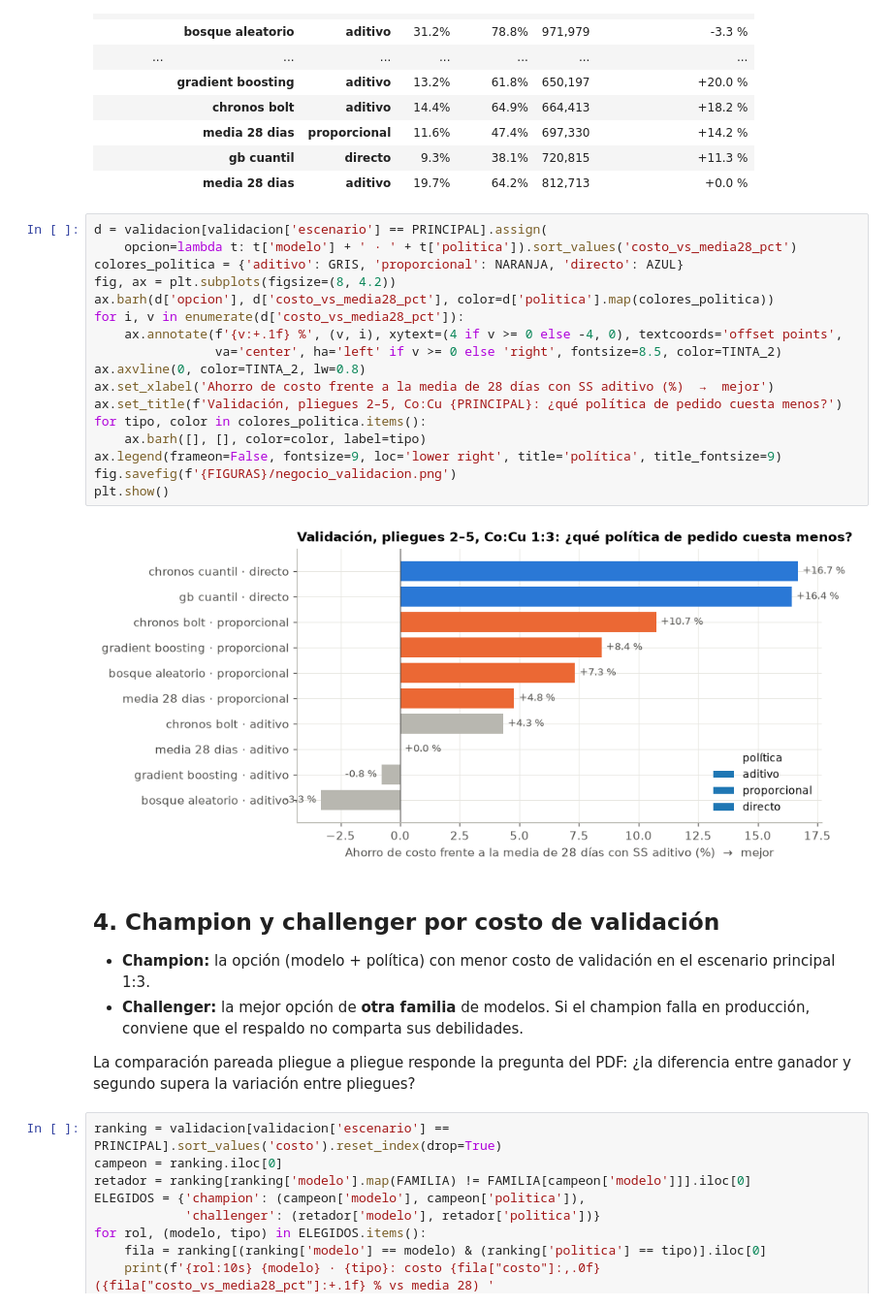
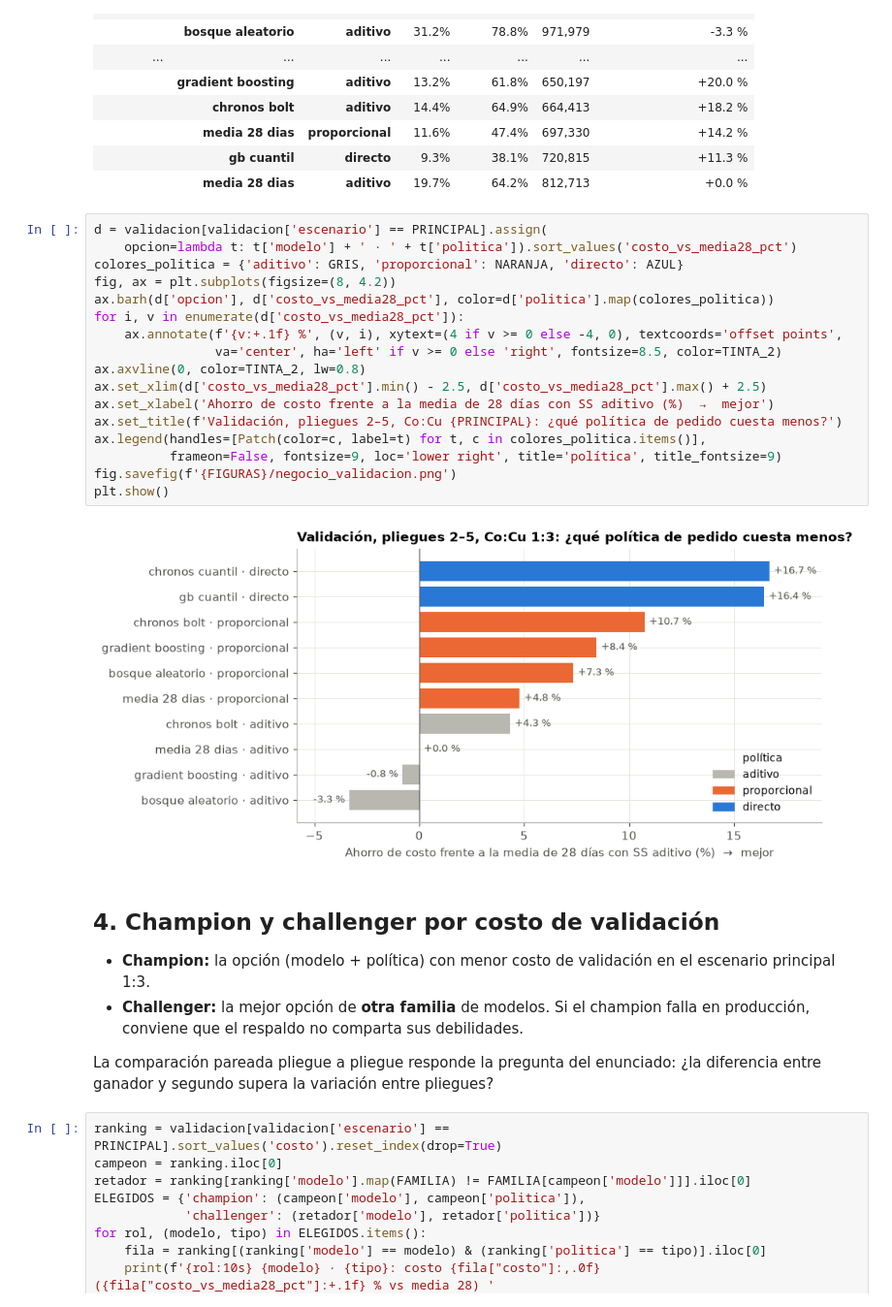
Before and after one commit to Livianita/PSet3_Rojas_Barazarte, a Jupyter notebook: notebooks/05_seleccion.ipynb, the cells around one changed output. Shown at 97% size. Drawn from its saved outputs; the diff is of its cells as text.

```diff
--- a/notebooks/05_seleccion.ipynb
+++ b/notebooks/05_seleccion.ipynb
@@ -369,22 +373,22 @@ validacion['costo_vs_media28_pct'] = 100 * (1 - validacion['costo'] / validacion
 # %%
 d = validacion[validacion['escenario'] == PRINCIPAL].assign(
     opcion=lambda t: t['modelo'] + ' · ' + t['politica']).sort_values('costo_vs_media28_pct')
 colores_politica = {'aditivo': GRIS, 'proporcional': NARANJA, 'directo': AZUL}
 fig, ax = plt.subplots(figsize=(8, 4.2))
 ax.barh(d['opcion'], d['costo_vs_media28_pct'], color=d['politica'].map(colores_politica))
 for i, v in enumerate(d['costo_vs_media28_pct']):
     ax.annotate(f'{v:+.1f} %', (v, i), xytext=(4 if v >= 0 else -4, 0), textcoords='offset points',
                 va='center', ha='left' if v >= 0 else 'right', fontsize=8.5, color=TINTA_2)
 ax.axvline(0, color=TINTA_2, lw=0.8)
+ax.set_xlim(d['costo_vs_media28_pct'].min() - 2.5, d['costo_vs_media28_pct'].max() + 2.5)
 ax.set_xlabel('Ahorro de costo frente a la media de 28 días con SS aditivo (%)  →  mejor')
 ax.set_title(f'Validación, pliegues 2–5, Co:Cu {PRINCIPAL}: ¿qué política de pedido cuesta menos?')
-for tipo, color in colores_politica.items():
-    ax.barh([], [], color=color, label=tipo)
-ax.legend(frameon=False, fontsize=9, loc='lower right', title='política', title_fontsize=9)
+ax.legend(handles=[Patch(color=c, label=t) for t, c in colores_politica.items()],
+          frameon=False, fontsize=9, loc='lower right', title='política', title_fontsize=9)
 fig.savefig(f'{FIGURAS}/negocio_validacion.png')
 plt.show()
 # %% [output]
-[figure, old version]
+[figure, new version]
 # %% [markdown]
 ## 4. Champion y challenger por costo de validación
 
@@ -392,7 +396,7 @@ plt.show()
 - **Challenger:** la mejor opción de **otra familia** de modelos. Si el champion falla en producción, conviene que el
   respaldo no comparta sus debilidades.
 
-La comparación pareada pliegue a pliegue responde la pregunta del PDF: ¿la diferencia entre ganador y segundo supera la
+La comparación pareada pliegue a pliegue responde la pregunta del enunciado: ¿la diferencia entre ganador y segundo supera la
 variación entre pliegues?
 # %%
 ranking = validacion[validacion['escenario'] == PRINCIPAL].sort_values('costo').reset_index(drop=True)
```
Also changed, not shown: parts of 15 cells of this notebook, 20 other files.
